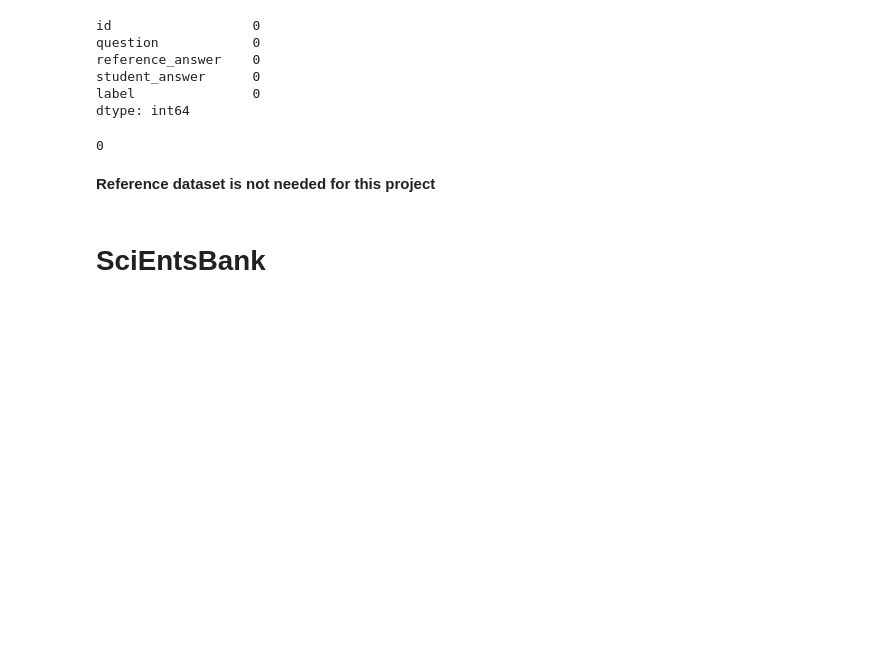
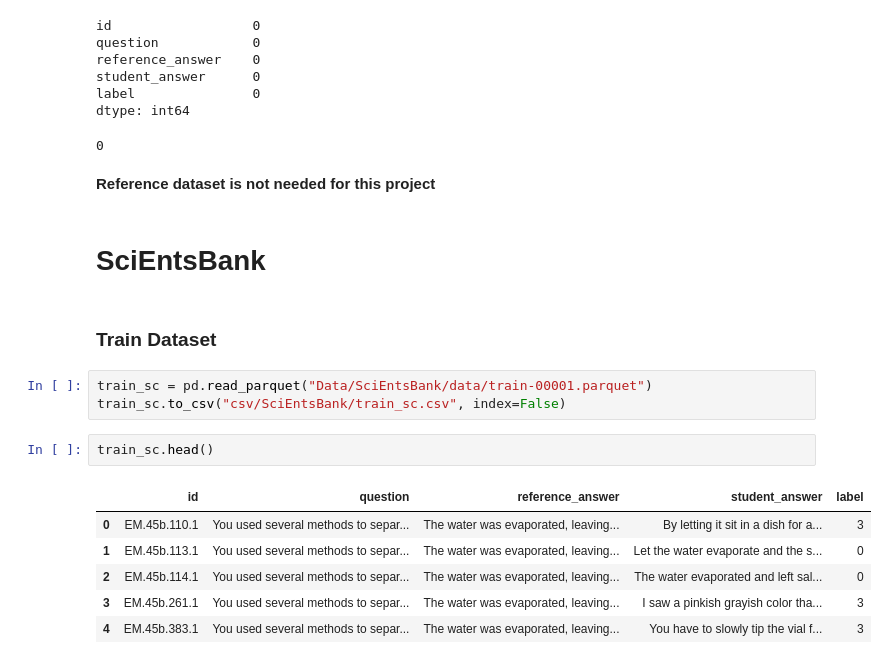
Before and after one commit to ashwin-v4/ASAG, a Jupyter notebook: datasets.ipynb, the cells around one changed output. Cells and saved outputs as stored; diff of their text form; blank space fills up the shorter version.

Commit message:
SciEntsBank Done

```diff
--- a/datasets.ipynb
+++ b/datasets.ipynb
@@ -140,3 +140,17 @@ dtype: int64
 <b>Reference dataset is not needed for this project</b>
 # %% [markdown]
 # SciEntsBank
+# %% [markdown]
+### Train Dataset
+# %%
+train_sc = pd.read_parquet("Data/SciEntsBank/data/train-00001.parquet")
+train_sc.to_csv("csv/SciEntsBank/train_sc.csv", index=False)
+# %%
+train_sc.head()
+# %% [output]
+|  | id | question | reference_answer | student_answer | label |
+| 0 | EM.45b.110.1 | You used several methods to separ... | The water was evaporated, leaving... | By letting it sit in a dish for a... | 3 |
+| 1 | EM.45b.113.1 | You used several methods to separ... | The water was evaporated, leaving... | Let the water evaporate and the s... | 0 |
+| 2 | EM.45b.114.1 | You used several methods to separ... | The water was evaporated, leaving... | The water evaporated and left sal... | 0 |
+| 3 | EM.45b.261.1 | You used several methods to separ... | The water was evaporated, leaving... | I saw a pinkish grayish color tha... | 3 |
+| 4 | EM.45b.383.1 | You used several methods to separ... | The water was evaporated, leaving... | You have to slowly tip the vial f... | 3 |
```
Also changed, not shown: parts of 17 cells of this notebook, 4 other files.
